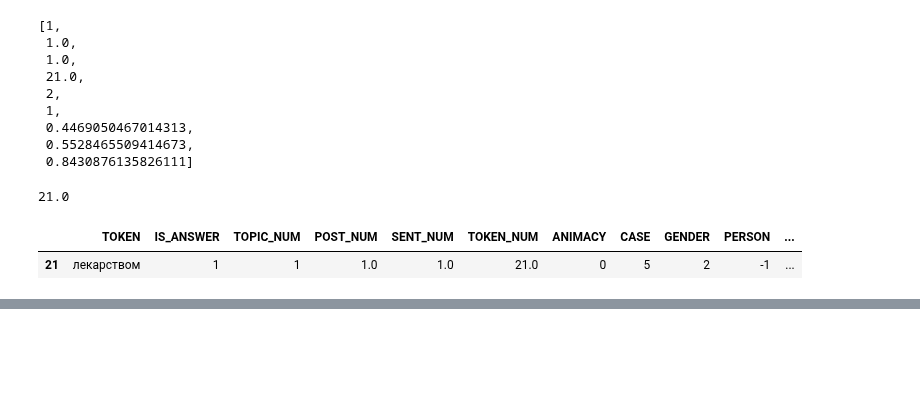
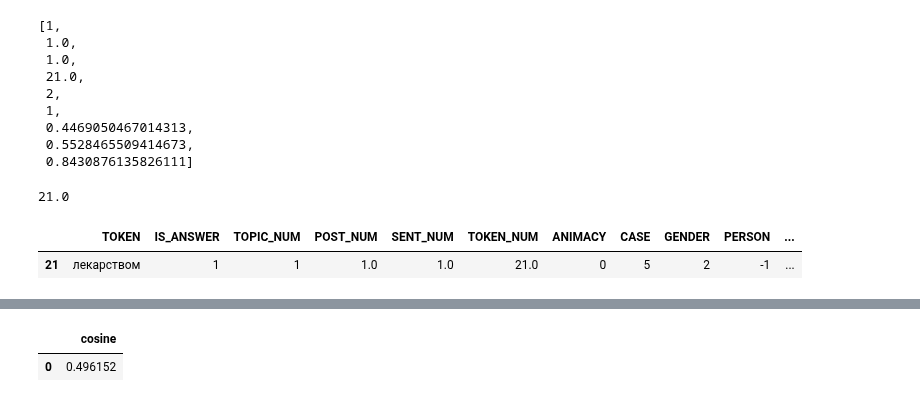
Before and after one commit to DmitryKutsev/cross-document_coreference, a Jupyter notebook: classifiers/rule_ml_pair.ipynb, the cells around one changed output, grey strips where cells are left out. Saved outputs shown, nothing was run; the diff lists cells and outputs as text; code cells hidden in the pictures; blank space fills up the shorter version.

```diff
--- a/classifiers/rule_ml_pair.ipynb
+++ b/classifiers/rule_ml_pair.ipynb
@@ -1212,3 +1221,8 @@ train.iloc[:1, 1:2]
+# %%
+test.iloc[:1, 1:2]
+# %% [output]
+|  | cosine |
+| 0 | 0.496152 |
 # %%
 regr = linear_model.LinearRegression()
 regr.fit(X, y)
```
Also changed, not shown: parts of 11 cells of this notebook.
